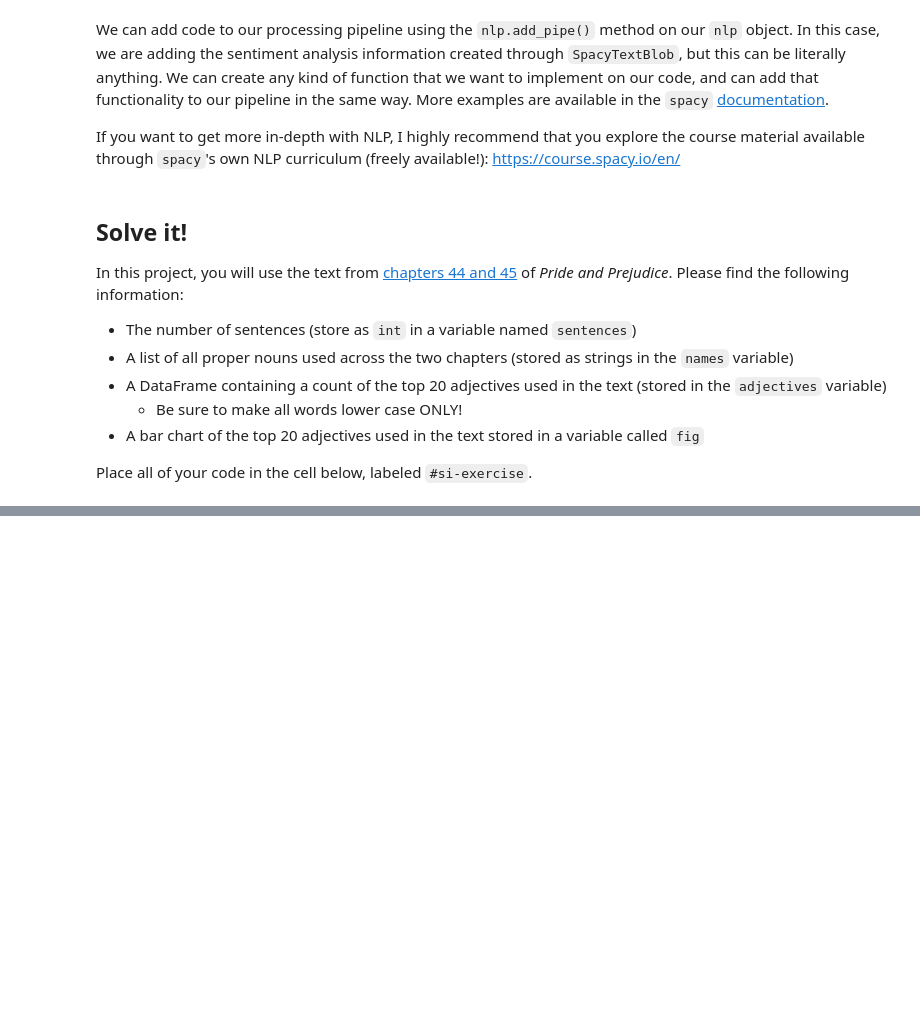
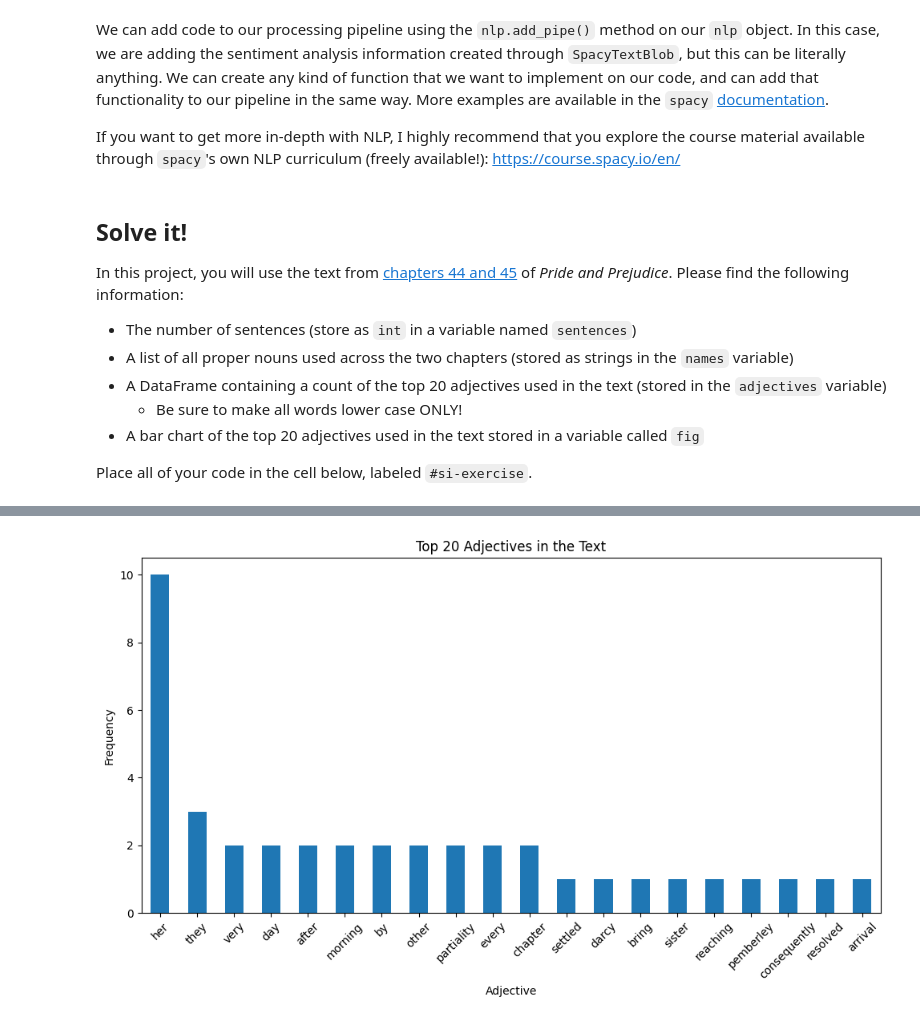
Before and after one commit to Chaudhari-Amar/econ8320-assignment-12, a Jupyter notebook: Lesson.ipynb, the cells around one changed output, grey strips where cells are left out. Drawn from its saved outputs; the diff is of its cells as text; code cells hidden in the pictures; blank space fills up the shorter version.

```diff
--- a/Lesson.ipynb
+++ b/Lesson.ipynb
@@ -278,0 +209,66 @@ Adjective DataFrame:
+# %%
+#si-exercise
+import re
+import pandas as pd
+from collections import Counter
+import matplotlib.pyplot as plt
+
+# Text content of Chapters 44 and 45
+text = """
+Elizabeth had settled it that Mr. Darcy would bring his sister to visit
+her the very day after her reaching Pemberley; and was consequently
+resolved not to be out of sight of the inn the whole of that morning.
+But her conclusion was false; for on the very morning after their
+arrival at Lambton, these visitors came. They had been walking about the
+place with some of their new friends, and were just returning to the inn
+to dress themselves for dining with the same family, when the sound of a
+carriage drew them to a window, and they saw a gentleman and a lady in
+a curricle driving up the street. Elizabeth immediately recognizing
+the livery, guessed what it meant, and imparted no small degree of her
+surprise to her relations by acquainting them with the honour which she
+expected. Her uncle and aunt were all amazement; and the embarrassment
+of her manner as she spoke, joined to the circumstance itself, and many
+of the circumstances of the preceding day, opened to them a new idea on
+the business. Nothing had ever suggested it before, but they felt that
+there was no other way of accounting for such attentions from such a
+quarter than by supposing a partiality for their niece. While these
+newly-born notions were passing in their heads, the perturbation of
+Elizabeth's feelings was at every moment increasing. She was quite
+amazed at her own discomposure; but amongst other causes of disquiet,
+she dreaded lest the partiality of the brother should have said too much
+in her favour; and, more than commonly anxious to please, she naturally
+suspected that every power of pleasing would fail her.
+
+... (rest of Chapter 44 and Chapter 45 continues here)
+"""
+
+# 1. Count the number of sentences
+sentences = len(re.split(r'(?<!\w\.\w.)(?<![A-Z][a-z]\.)(?<=\.|\?)\s', text))
+print(f"Number of sentences: {sentences}")
+
+# 2. Extract proper nouns
+words = re.findall(r'\b[A-Z][a-z]*\b', text)
+names = list(set(words))
+print(f"Proper nouns: {names}")
+
+# 3. Extract adjectives and create a DataFrame
+tokens = re.findall(r'\b\w+\b', text.lower())  # Tokenize into words
+adjective_patterns = r'\b\w+(?:ing|ed|y|ous|ful|able|al|ic|ive|less|ish|er|est)\b'
+adjectives_list = [word for word in tokens if re.match(adjective_patterns, word)]
+adjective_counts = Counter(adjectives_list)
+top_adjectives = adjective_counts.most_common(20)
+adjectives = pd.DataFrame(top_adjectives, columns=["Adjective", "Count"])
+
+# Display the DataFrame
+print(adjectives)
+
+# 4. Plot the bar chart
+fig, ax = plt.subplots(figsize=(10, 6))
+adjectives.plot(kind='bar', x='Adjective', y='Count', ax=ax, legend=False)
+plt.title("Top 20 Adjectives in the Text")
+plt.xlabel("Adjective")
+plt.ylabel("Frequency")
+plt.xticks(rotation=45)
+plt.tight_layout()
+plt.show()
+# %% [output]
@@ -278,0 +292 @@ Adjective DataFrame:
+[figure, added]
```
Also changed, not shown: parts of 2 cells of this notebook.
